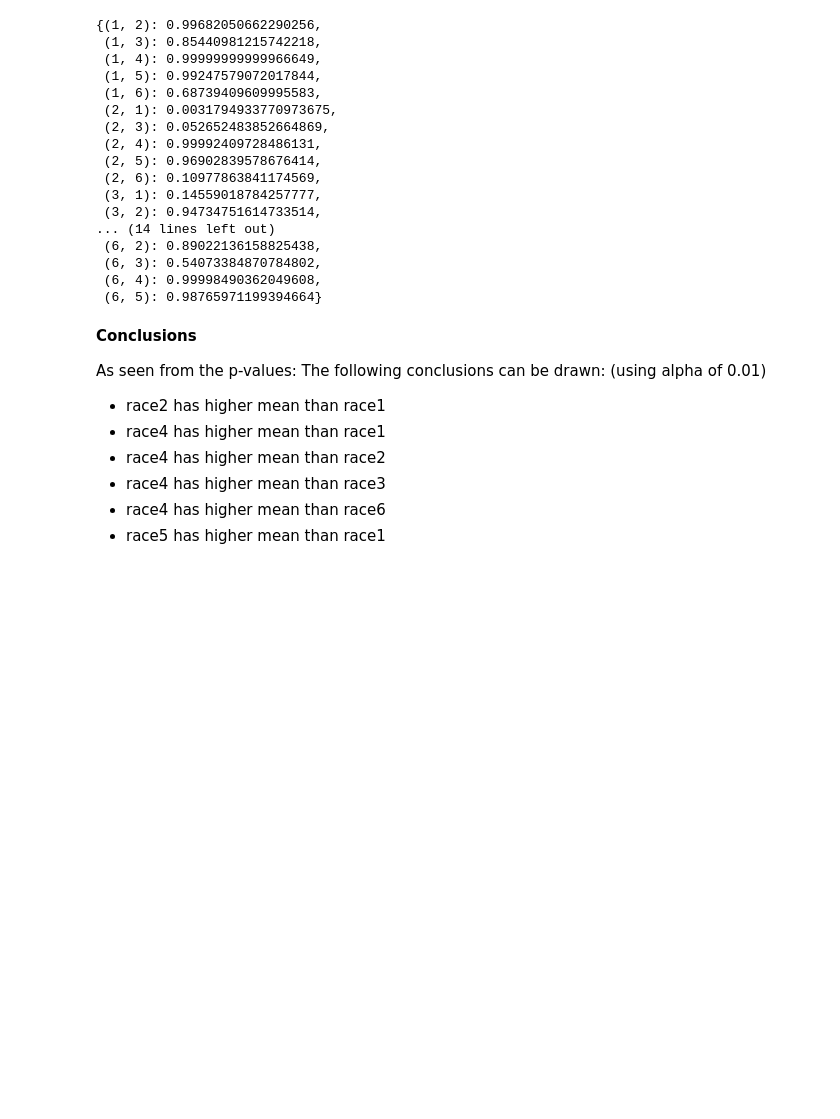
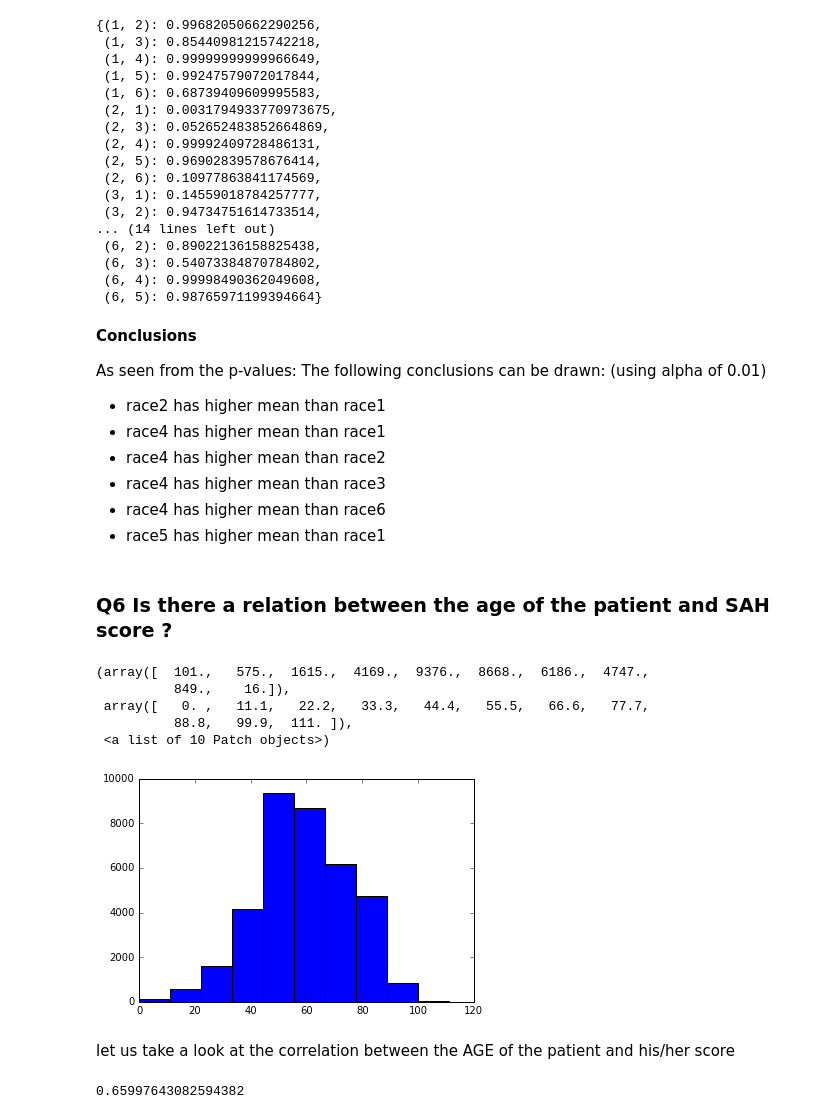
Before and after one commit to ysriram1/Loyola-SAH-Analysis, a Jupyter notebook: Analysis.ipynb, the cells around one changed output. Cells and saved outputs as stored; diff of their text form; code cells hidden in the pictures; blank space fills up the shorter version.

```diff
--- a/Analysis.ipynb
+++ b/Analysis.ipynb
@@ -530,3 +530,21 @@ As seen from the p-values: The following conclusions can be drawn: (using alpha
 - race4 has higher mean than race3
 - race4 has higher mean than race6
 - race5 has higher mean than race1
+# %% [markdown]
+### Q6 Is there a relation between the age of the patient and SAH score ?
+# %%
+# distribution of age values in the data
+plt.hist(allStateData.AGE)
+# %% [output]
+(array([  101.,   575.,  1615.,  4169.,  9376.,  8668.,  6186.,  4747.,
+          849.,    16.]),
+ array([   0. ,   11.1,   22.2,   33.3,   44.4,   55.5,   66.6,   77.7,
+          88.8,   99.9,  111. ]),
+ <a list of 10 Patch objects>)
+[figure, added]
+# %% [markdown]
+let us take a look at the correlation between the AGE of the patient and his/her score
+# %%
+stats.pearsonr(allStateData.AGE.sort_values(), allStateData.SCORE.sort_values())[0]
+# %% [output]
+0.65997643082594382
```
Also changed, not shown: parts of 6 cells of this notebook.
